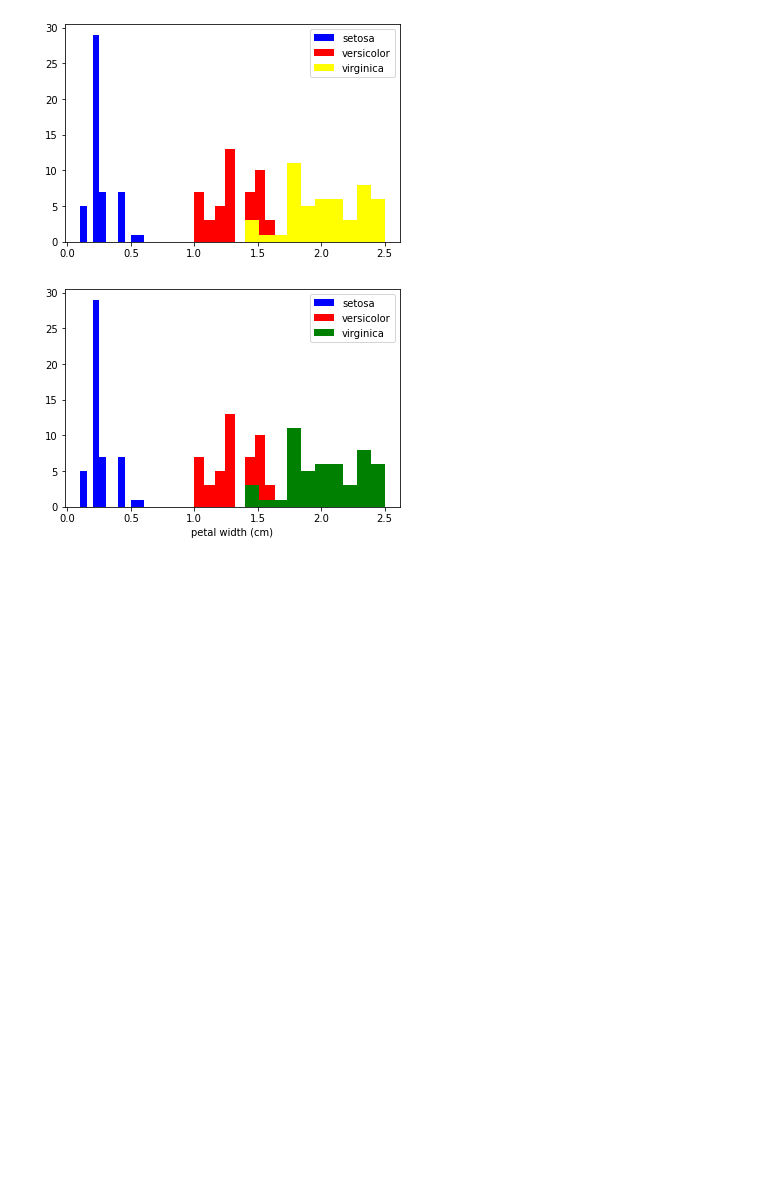
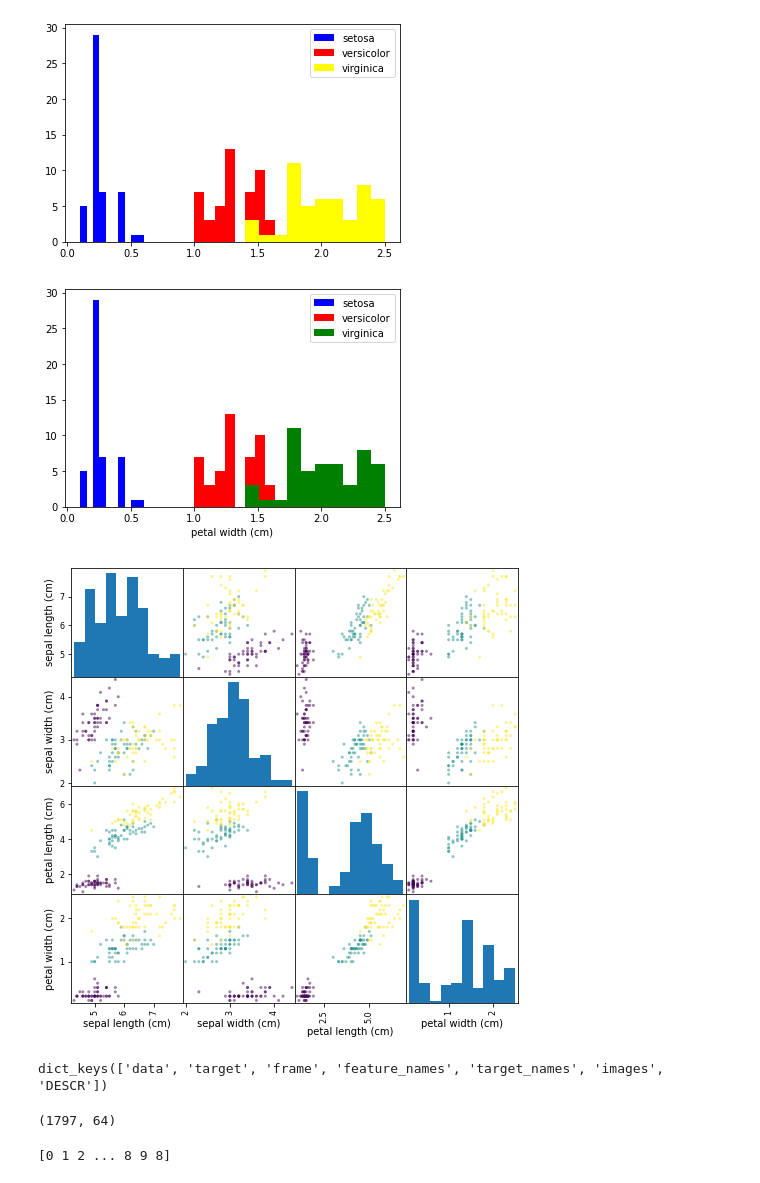
Before and after one commit to Mahrokh-Eb/Machine-Learning-With-Python, a Jupyter notebook: 1_1_1_numpy.ipynb, the cells around one changed output. Cells and saved outputs as stored; diff of their text form; code cells hidden in the pictures; blank space fills up the shorter version.

```diff
--- a/1_1_1_numpy.ipynb
+++ b/1_1_1_numpy.ipynb
@@ -592,0 +591,22 @@ import pa
+# %%
+import pandas as pd
+iris_df = pd.DataFrame( iris.data, columns= iris.feature_names)
+pd.plotting.scatter_matrix(iris_df, c= iris.target, figsize=(8,8));
+# %% [output]
+[figure, added]
+# %%
+from sklearn import datasets
+from sklearn.datasets import load_digits
+digits = load_digits()
+print(digits.keys())
+# %% [output]
+dict_keys(['data', 'target', 'frame', 'feature_names', 'target_names', 'images', 'DESCR'])
+# %%
+n_samples, n_features = digits.data.shape
+print((n_samples, n_features))
+# %% [output]
+(1797, 64)
+# %%
+print(digits.target)
+# %% [output]
+[0 1 2 ... 8 9 8]
```
Also changed, not shown: parts of 2 cells of this notebook.
